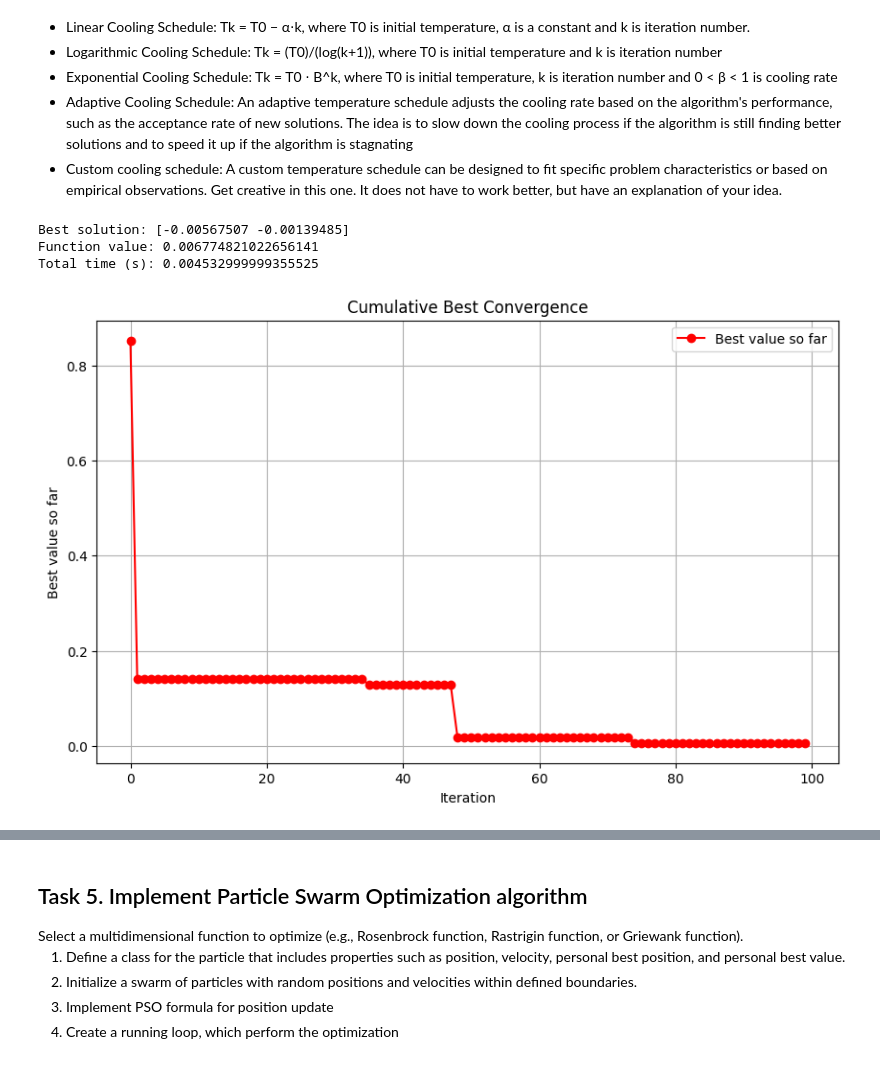
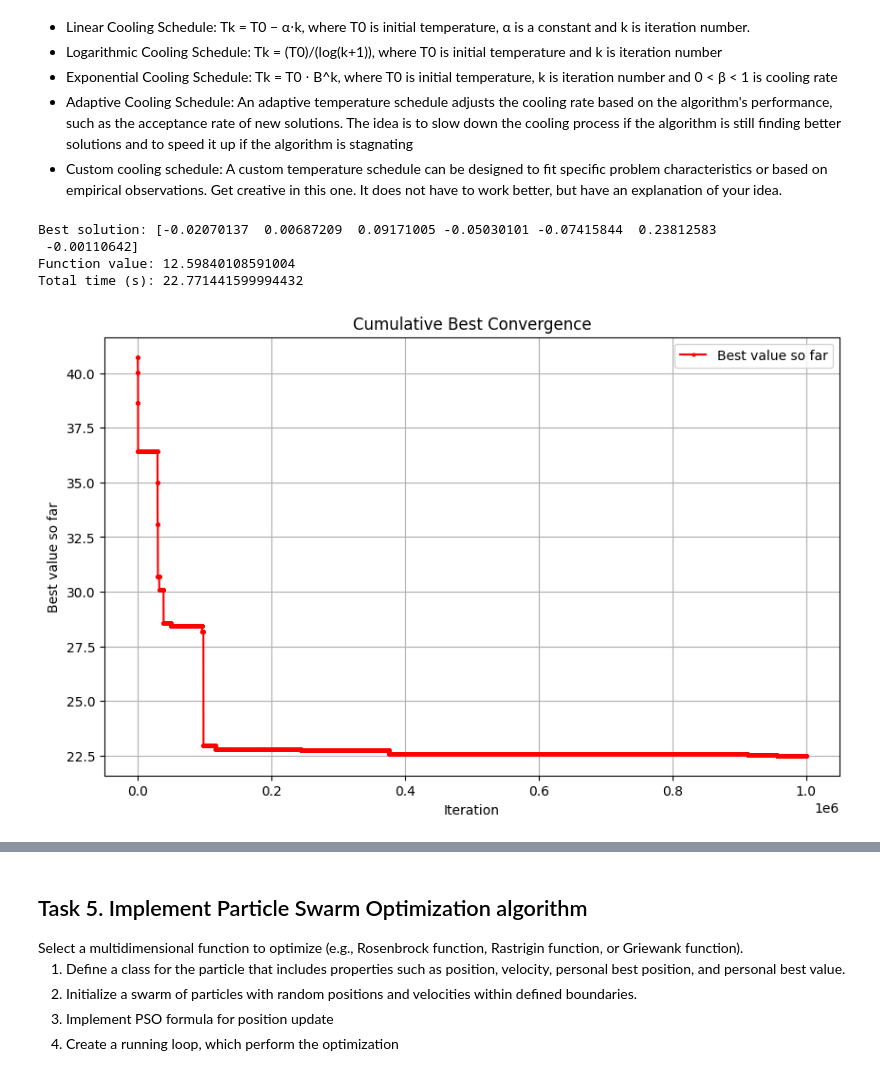
Before and after one commit to MarioSomodi/Optimization-Algorithms, a Jupyter notebook: OABOEC_Project_Mario_Somodi.ipynb, the cells around one changed output, grey strips where cells are left out. Saved outputs shown, nothing was run; the diff lists cells and outputs as text; code cells hidden in the pictures.

```diff
--- a/OABOEC_Project_Mario_Somodi.ipynb
+++ b/OABOEC_Project_Mario_Somodi.ipynb
@@ -363,45 +361,54 @@ local_times: [0.0014825020000080258, 0.001988949500009767, 0.0029445656666757716
 from objective_functions.rastrigin import RastriginObjective
 from algorithms.simulated_annealing import SimulatedAnnealing
 from util.plot import plot_convergence
 
 def run_simulated_annealing(
-    dim=2,
+    dim=7,
     initial_temp=10000,
-    schedule='log',
-    schedule_params=None,
-    step_size=0.1,
-    max_iter=100
+    schedule='adaptive',
+    step_size=0.2,
+    max_iter=1000000
 ):
-    if schedule_params is None:
-        schedule_params = {'beta': 0.50}
+    schedules = {
+        'linear': {'alpha': 100},
+        'log': {},
+        'exponential': {'beta': 0.98},
+        'adaptive': {
+            'window': 50, 'rate_target': 0.4,
+            'alpha_fast': 0.90, 'alpha_slow': 0.99
+        },
+        'custom': {'alpha': 0.01, 'beta': 0.95, 'switch_point': 150}
+    }
+
     rastrigin_objective_function = RastriginObjective(dim=dim)
 
     sa = SimulatedAnnealing(
         objective=rastrigin_objective_function,
         initial_temp=initial_temp,
         schedule=schedule,
-        schedule_params=schedule_params,
+        schedule_params=schedules.get(schedule),
         step_size=step_size,
         max_iter=max_iter
     )
 
     sa.run()
     summary = sa.summary()
 
     print("Best solution:", summary['best_solution'])
     print("Function value:", summary['best_evaluation'])
     print("Total time (s):", summary['total_time'])
 
     return summary
 
 # Run and plot
 result_sa = run_simulated_annealing()
 plot_convergence(result_sa['history'])
 # %% [output]
-Best solution: [-0.00567507 -0.00139485]
-Function value: 0.006774821022656141
-Total time (s): 0.004532999999355525
+Best solution: [-0.02070137  0.00687209  0.09171005 -0.05030101 -0.07415844  0.23812583
+ -0.00110642]
+Function value: 12.59840108591004
+Total time (s): 22.771441599994432
-[figure, old version]
+[figure, new version]
 # %% [markdown]
 <h2> Task 4. Evaluate implemented temperature schedulers </h2>  in terms of:
 
```
Also changed, not shown: parts of 7 cells of this notebook, 3 other files.
